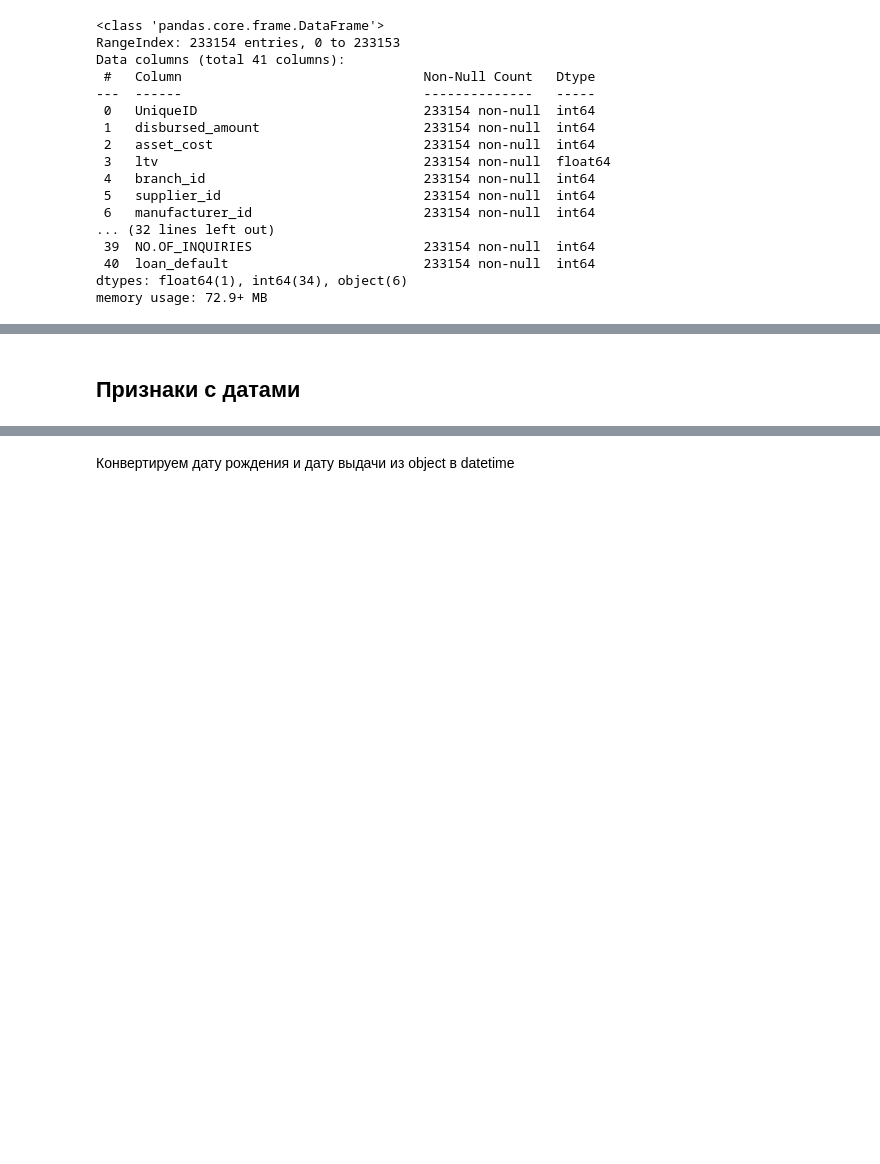
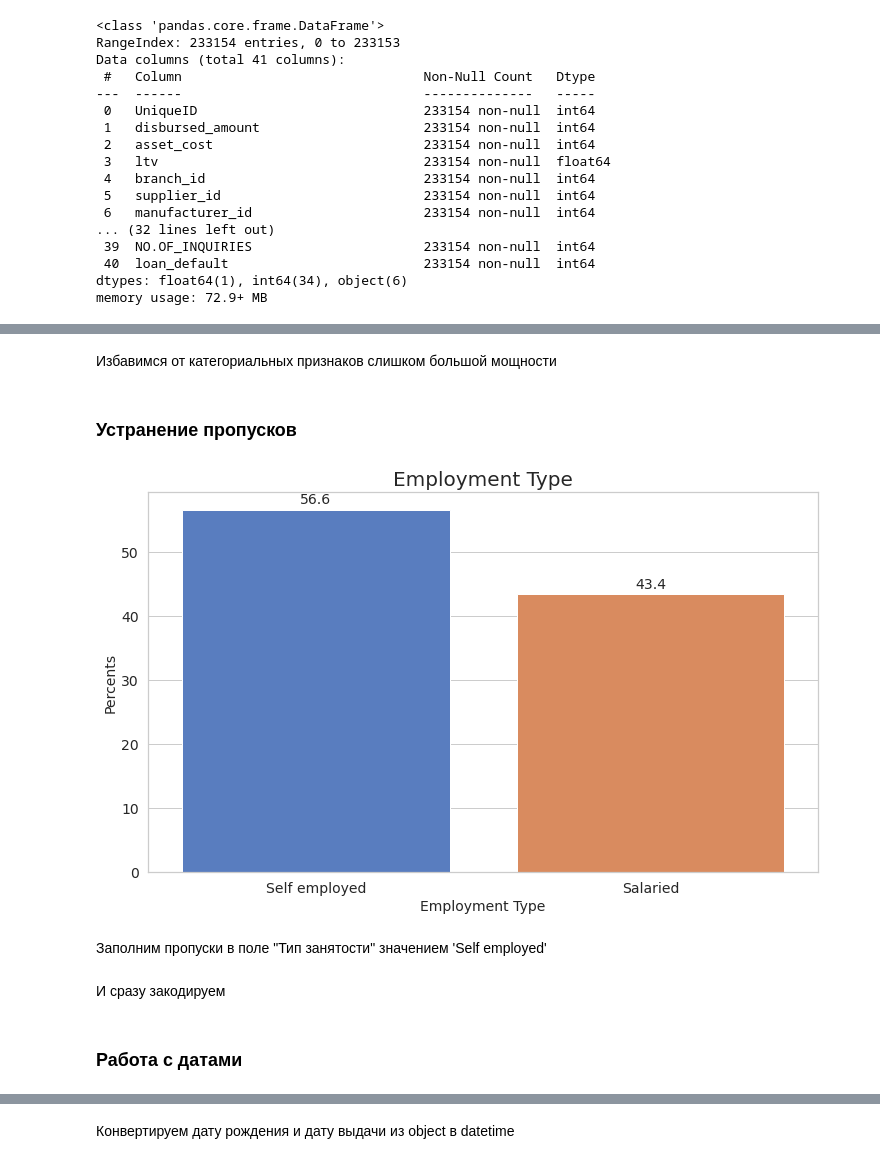
Before and after one commit to blnglishPlease/LCSM, a Jupyter notebook: LTFS/LTFS_EDA.ipynb, the cells around one changed output, grey strips where cells are left out. Cells and saved outputs as stored; diff of their text form; code cells hidden in the pictures; blank space fills up the shorter version.

```diff
--- a/LTFS/LTFS_EDA.ipynb
+++ b/LTFS/LTFS_EDA.ipynb
@@ -3,5 +5,5 @@
 # %%
-import re # обработка признаков
+import re
 import pandas as pd
 import numpy as np
 
@@ -12,7 +14,7 @@ import matplotlib.pyplot as plt
 import warnings
 warnings.filterwarnings('ignore')
 
-sns.set_style('whitegrid')
+sns.set(rc={'figure.figsize':(15, 7)})
 
 pd.set_option('display.max_columns', None)
 pd.set_option('display.max_rows', None)
@@ -22,0 +35,28 @@ data_dict = pd.read_excel("data/data_dict.xlsx")
+# %%
+def draw_norm(feature, title):
+  norm = (df[feature].value_counts(normalize=True).mul(100).rename('percent').reset_index())
+
+  fig = plt.figure(figsize=(12, 7))
+  sns.set_style('whitegrid')
+  ax = sns.barplot(
+      x='index',
+      y = 'percent',
+      data=norm,
+      palette="muted")
+
+  for p in ax.patches:
+    percentage = f'{p.get_height():.1f}'
+    ax.annotate(percentage,
+                (p.get_x() + p.get_width() / 2., p.get_height()),
+                ha='center',
+                va='center',
+                xytext=(0, 10),
+                textcoords='offset points',
+                fontsize=14)
+
+  plt.title(title, fontsize=20)
+  plt.xlabel(title, fontsize=14)
+  plt.ylabel('Percents', fontsize=14)
+  plt.xticks(fontsize=14)
+  plt.yticks(fontsize=14)
+  plt.show()
@@ -148,0 +224,2 @@ num_features = [col for col in train_df.columns if col not in notnum_features]
+# %% [markdown]
+Избавимся от категориальных признаков слишком большой мощности
@@ -148,0 +231,8 @@ num_features = [col for col in train_df.columns if col not in notnum_features]
+# %% [markdown]
+### Устранение пропусков
+# %%
+draw_norm('Employment.Type', 'Employment Type')
+# %% [output]
+[figure, new version]
+# %% [markdown]
+Заполним пропуски в поле "Тип занятости" значением 'Self employed'
@@ -148,0 +241,2 @@ num_features = [col for col in train_df.columns if col not in notnum_features]
+# %% [markdown]
+И сразу закодируем
@@ -149,2 +246,2 @@ num_features = [col for col in train_df.columns if col not in notnum_features]
 # %% [markdown]
-## Признаки с датами
+### Работа с датами
```
Also changed, not shown: parts of 87 cells of this notebook.
